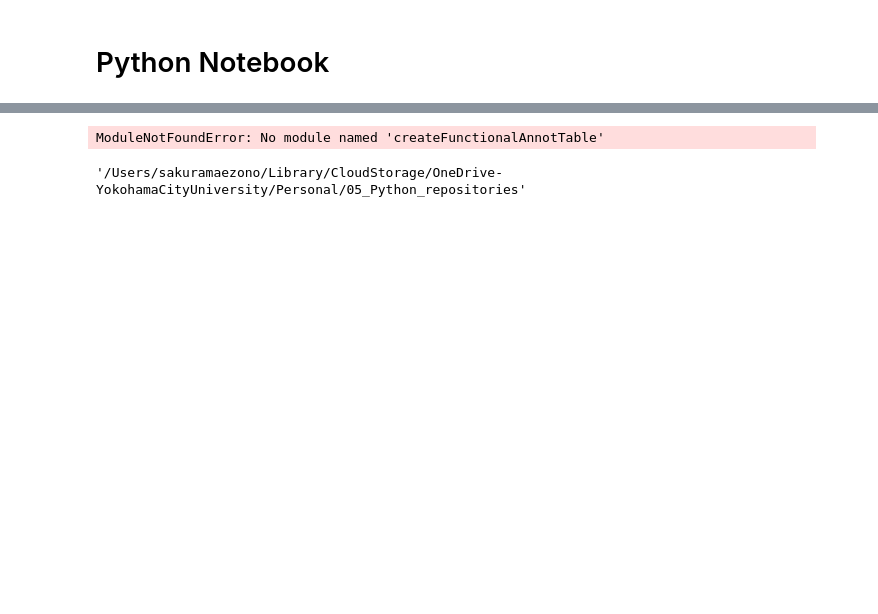
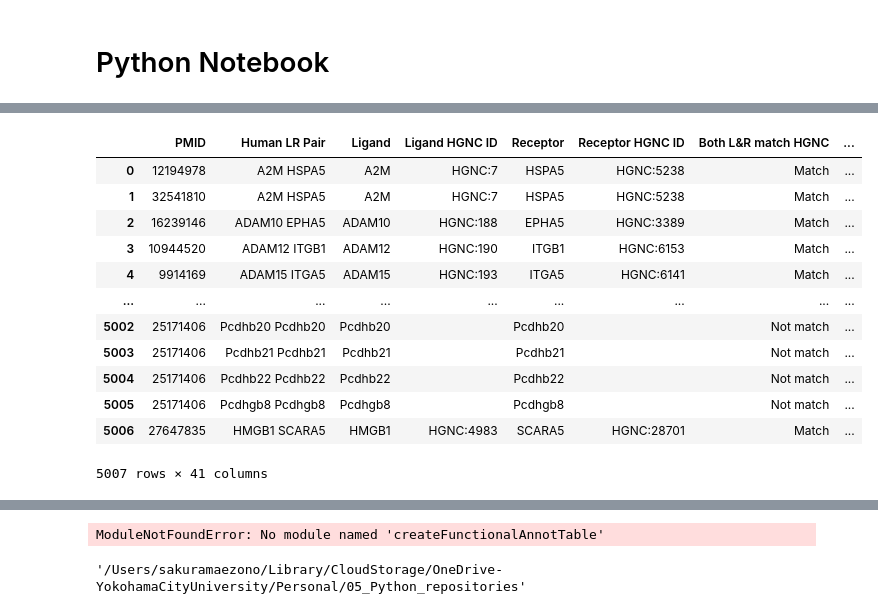
Before and after one commit to bioinfo-YCU/ConnectomeDB, a Jupyter notebook: Python_test.ipynb, the cells around one changed output, grey strips where cells are left out. Saved outputs shown, nothing was run; the diff lists cells and outputs as text; code cells hidden in the pictures; blank space fills up the shorter version.

```diff
--- a/Python_test.ipynb
+++ b/Python_test.ipynb
@@ -2,0 +287,4 @@
+# %%
+# Fill missing 'MGI ID' only where it was previously missing
+gene_pair['Ligand MGI ID'] = gene_pair['Ligand MGI ID'].combine_first(gene_pair['MGI ID_from_info'])
+gene_pair = gene_pair.drop(columns=['MGI ID_from_info'])
@@ -2,0 +351,17 @@
+# %%
+gene_pair = gene_pair.merge(ZFIN_info, how='left', left_on='Ligand HGNC ID', right_on='HGNC ID')
+gene_pair
+# %% [output]
+|  | PMID | Human LR Pair | Ligand | Ligand HGNC ID | Receptor | Receptor HGNC ID | Both L&R match HGNC | ... |
+| 0 | 12194978 | A2M HSPA5 | A2M | HGNC:7 | HSPA5 | HGNC:5238 | Match | ... |
+| 1 | 32541810 | A2M HSPA5 | A2M | HGNC:7 | HSPA5 | HGNC:5238 | Match | ... |
+| 2 | 16239146 | ADAM10 EPHA5 | ADAM10 | HGNC:188 | EPHA5 | HGNC:3389 | Match | ... |
+| 3 | 10944520 | ADAM12 ITGB1 | ADAM12 | HGNC:190 | ITGB1 | HGNC:6153 | Match | ... |
+| 4 | 9914169 | ADAM15 ITGA5 | ADAM15 | HGNC:193 | ITGA5 | HGNC:6141 | Match | ... |
+| ... | ... | ... | ... | ... | ... | ... | ... | ... |
+| 5002 | 25171406 | Pcdhb20 Pcdhb20 | Pcdhb20 |  | Pcdhb20 |  | Not match | ... |
+| 5003 | 25171406 | Pcdhb21 Pcdhb21 | Pcdhb21 |  | Pcdhb21 |  | Not match | ... |
+| 5004 | 25171406 | Pcdhb22 Pcdhb22 | Pcdhb22 |  | Pcdhb22 |  | Not match | ... |
+| 5005 | 25171406 | Pcdhgb8 Pcdhgb8 | Pcdhgb8 |  | Pcdhgb8 |  | Not match | ... |
+| 5006 | 27647835 | HMGB1 SCARA5 | HMGB1 | HGNC:4983 | SCARA5 | HGNC:28701 | Match | ... |
+5007 rows × 41 columns
```
Also changed, not shown: parts of 22 cells of this notebook, 13 other files.
